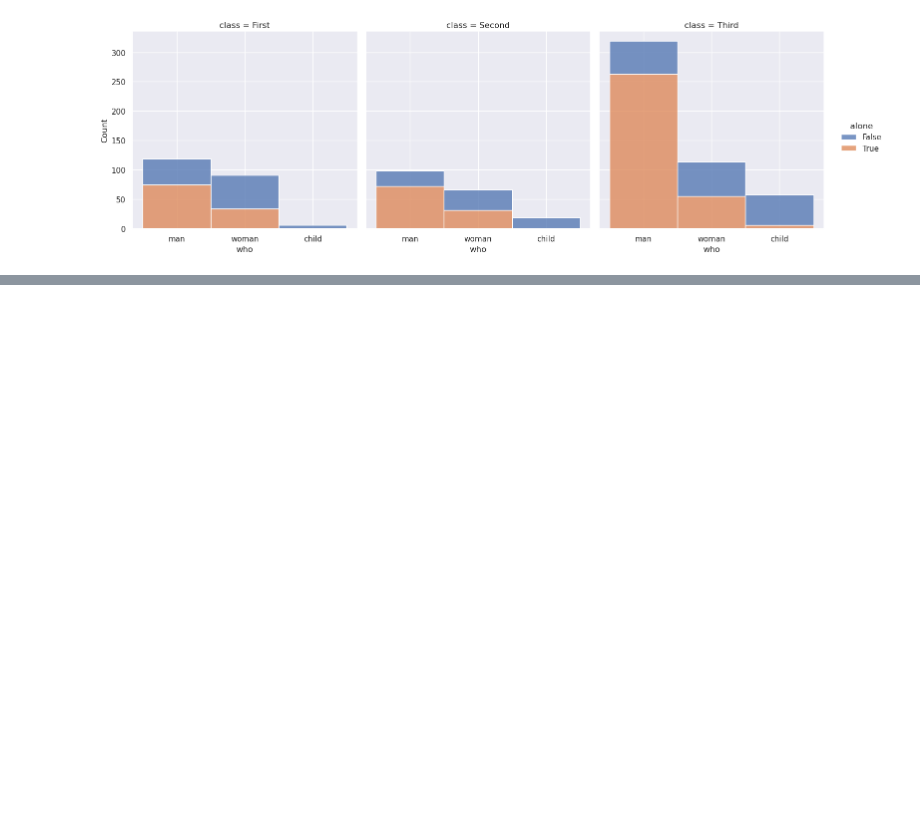
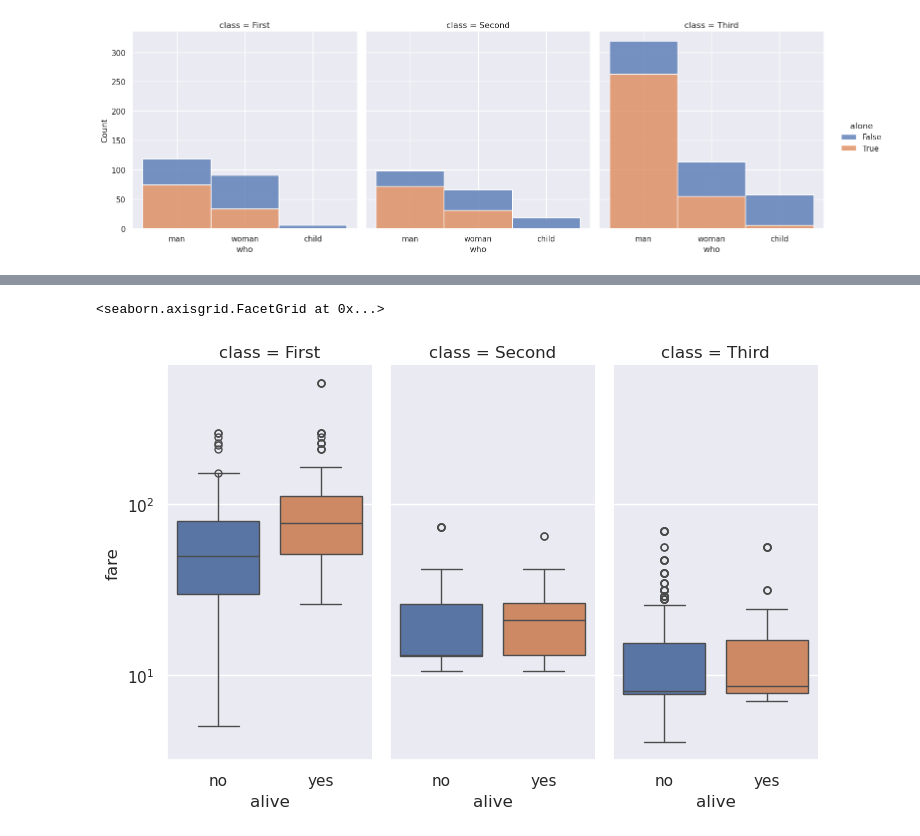
Before and after one commit to Michal-Radomski/Python-Data-Visualization, a Jupyter notebook: 01 Data Visualization/02_Seaborn/titanic.ipynb, the cells around one changed output, grey strips where cells are left out. Saved outputs shown, nothing was run; the diff lists cells and outputs as text; code cells hidden in the pictures; blank space fills up the shorter version.

```diff
--- a/01 Data Visualization/02_Seaborn/seaborn.ipynb
+++ b/01 Data Visualization/02_Seaborn/titanic.ipynb
@@ -73,0 +76,6 @@ sns.displot(data=titanic, x="who", col="class", hue="alone",multiple="stack")
+# %%
+facet_grid=sns.catplot(data=titanic.query("fare > 0"), x="alive",y="fare",col="class", kind="box", hue="alive", aspect=0.5)
+facet_grid.set(yscale="log")
+# %% [output]
+<seaborn.axisgrid.FacetGrid at 0x...>
+[figure, added]
```
Also changed, not shown: parts of 6 cells of this notebook, 1 other file.
